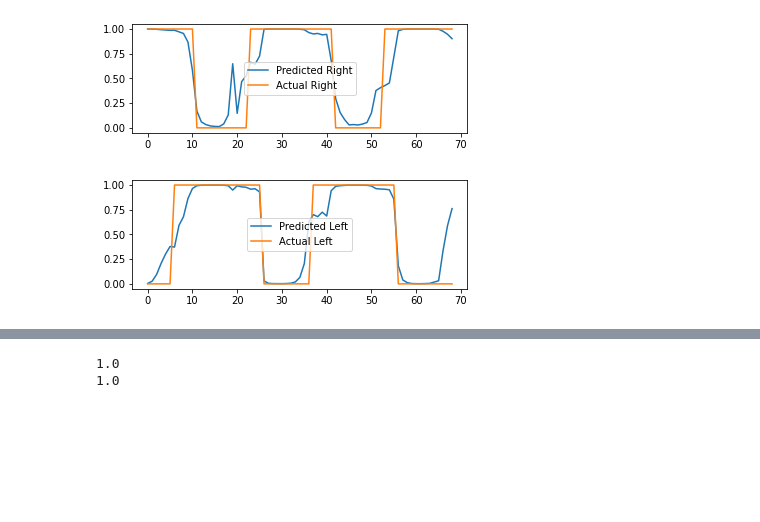
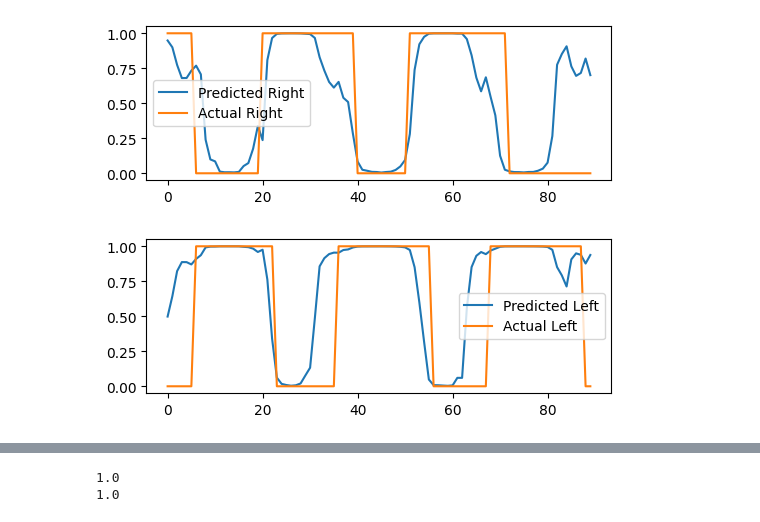
Before and after one commit to LucasEmcken/DLGaitAssessment, a Jupyter notebook: nn.ipynb, the cells around one changed output, grey strips where cells are left out. Saved outputs shown, nothing was run; the diff lists cells and outputs as text; code cells hidden in the pictures; blank space fills up the shorter version.

Commit message:
better data annotation, more data

```diff
--- a/nn.ipynb
+++ b/nn.ipynb
@@ -15,8 +15,19 @@ data = pd.read_csv('train/demo_walk_9_train.csv', index_col=0)
 X = data.drop(['right_touch', 'left_touch'], axis=1)
 y = data[['right_touch', 'left_touch']]
 
+X_train = X
+y_train = y
+
+data = pd.read_csv('train/demo_walk_8_train.csv', index_col=0)
+
+X = data.drop(['right_touch', 'left_touch'], axis=1)
+y = data[['right_touch', 'left_touch']]
+
+X_test = X
+y_test = y
+
 # Use train_test_split with stratify parameter
-X_train, X_test, y_train, y_test = train_test_split(X, y, test_size=0.2, stratify=y, random_state=42)
+# X_train, X_test, y_train, y_test = train_test_split(X, y, test_size=0.2, stratify=y, random_state=42)
 
 # Convert pandas DataFrames to PyTorch tensors
 X_train_tensor = torch.tensor(X_train.values, dtype=torch.float32)
@@ -119,20 +130,21 @@ Train Loss: 0.1349
 # plt.show()
 # %%
 #predict on full set
-X_full = torch.tensor(X.values, dtype=torch.float32)
+X_full = torch.tensor(X_test.values, dtype=torch.float32)
 X_full_outputs = model(X_full)
 X_np = X_full_outputs.detach().numpy()
 
 #plot output
 plt.figure(figsize=(6, 2))
 plt.plot(X_np[:, 0], label='Predicted Right')
 plt.plot(y.right_touch, label='Actual Right')
 plt.legend()
+
 plt.figure(figsize=(6, 2))
 plt.plot(X_np[:, 1], label='Predicted Left')
 plt.plot(y.left_touch, label='Actual Left')
 plt.legend()
 plt.show()
 # %% [output]
-[figure, old version]
+[figure, new version]
-[figure, old version]
+[figure, new version]
```
Also changed, not shown: parts of 6 cells of this notebook, 2 other files.
